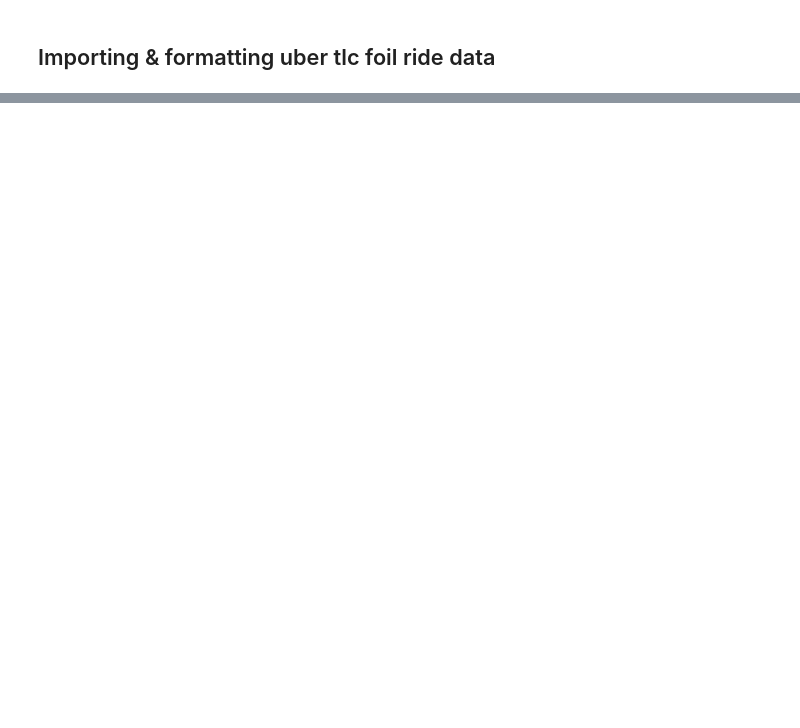
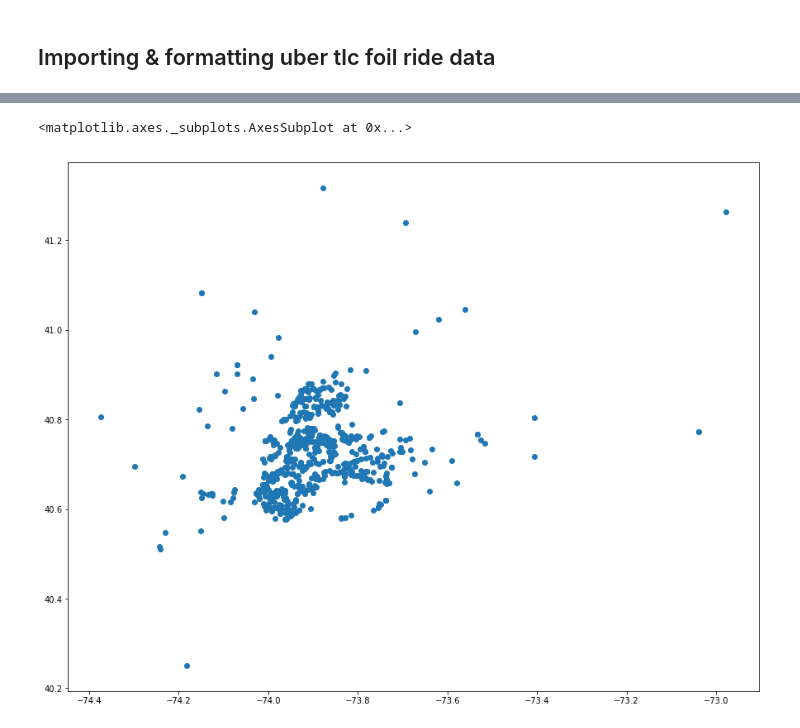
Before and after one commit to loujar/uber-tlc-analysis, a Jupyter notebook: uber_tlc_analysis.ipynb, the cells around one changed output, grey strips where cells are left out. Drawn from its saved outputs; the diff is of its cells as text; code cells hidden in the pictures; blank space fills up the shorter version.

```diff
--- a/uber_tlc_analysis.ipynb
+++ b/uber_tlc_analysis.ipynb
@@ -398,0 +69,11 @@ scores
+# %%
+bases = geopandas.read_file("./data/CURRENT_BASES.csv")
+# %%
+bases['geometry'] = list(zip(bases.Longitude.astype(float), bases.Latitude.astype(float)))
+# %%
+bases['geometry'] = bases['geometry'].apply(Point)
+# %%
+bases.plot(figsize=(15, 15))
+# %% [output]
+<matplotlib.axes._subplots.AxesSubplot at 0x...>
+[figure, added]
```
Also changed, not shown: parts of 67 cells of this notebook.
